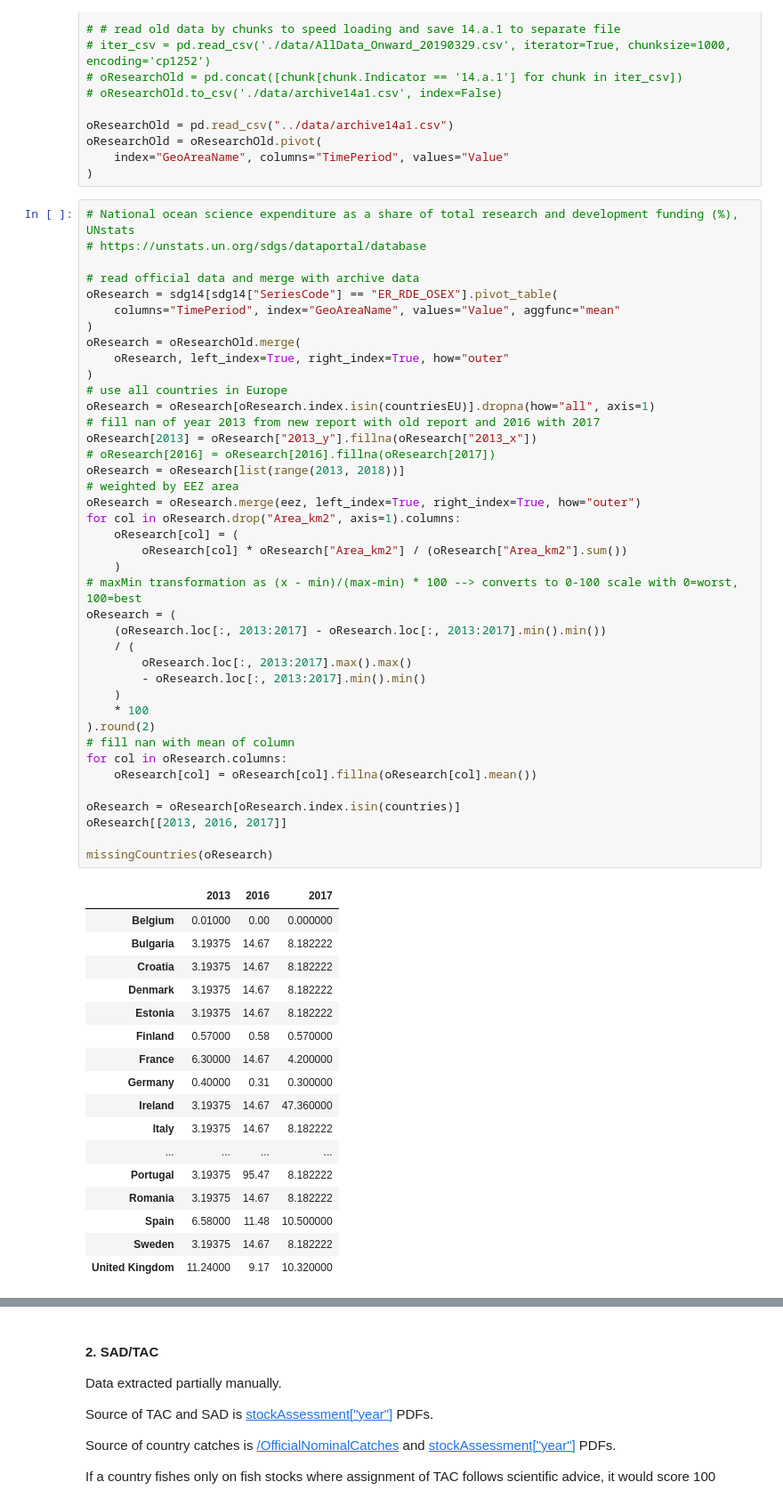
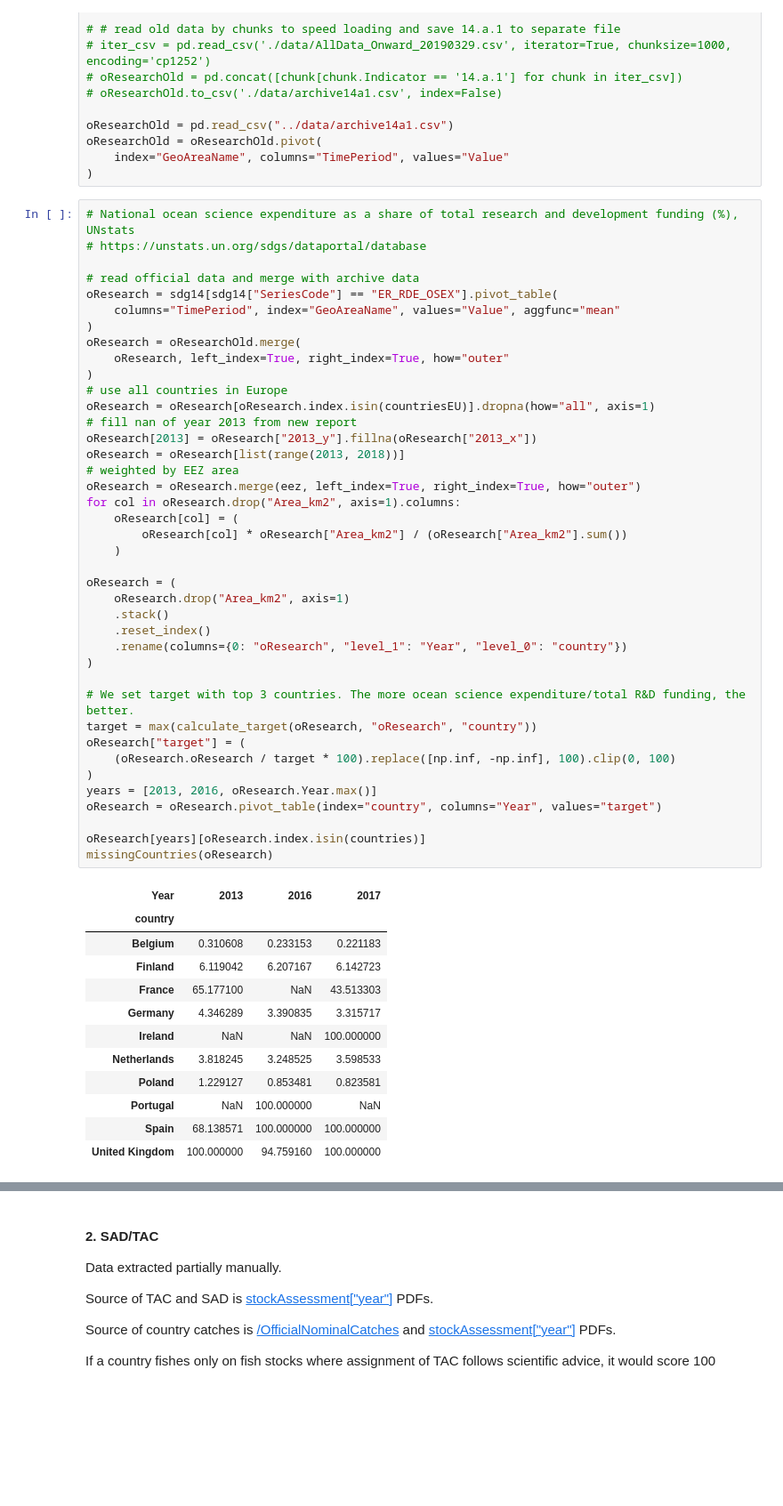
Before and after one commit to isaldiviagonzatti/sdg14, a Jupyter notebook: code/exploreSDG14.ipynb, the cells around one changed output, grey strips where cells are left out. Shown at 89% size. Cells and saved outputs as stored; diff of their text form; blank space fills up the shorter version.

Commit message:
all targets complete, created temp datasets

```diff
--- a/code/exploreSDG14.ipynb
+++ b/code/exploreSDG14.ipynb
@@ -1359,58 +1395,53 @@ oResearchOld = oResearchOld.pivot(
 # %%
 # National ocean science expenditure as a share of total research and development funding (%), UNstats
 # https://unstats.un.org/sdgs/dataportal/database
 
 # read official data and merge with archive data
 oResearch = sdg14[sdg14["SeriesCode"] == "ER_RDE_OSEX"].pivot_table(
     columns="TimePeriod", index="GeoAreaName", values="Value", aggfunc="mean"
 )
 oResearch = oResearchOld.merge(
     oResearch, left_index=True, right_index=True, how="outer"
 )
 # use all countries in Europe
 oResearch = oResearch[oResearch.index.isin(countriesEU)].dropna(how="all", axis=1)
-# fill nan of year 2013 from new report with old report and 2016 with 2017
+# fill nan of year 2013 from new report
 oResearch[2013] = oResearch["2013_y"].fillna(oResearch["2013_x"])
-# oResearch[2016] = oResearch[2016].fillna(oResearch[2017])
 oResearch = oResearch[list(range(2013, 2018))]
 # weighted by EEZ area
 oResearch = oResearch.merge(eez, left_index=True, right_index=True, how="outer")
 for col in oResearch.drop("Area_km2", axis=1).columns:
     oResearch[col] = (
         oResearch[col] * oResearch["Area_km2"] / (oResearch["Area_km2"].sum())
     )
-# maxMin transformation as (x - min)/(max-min) * 100 --> converts to 0-100 scale with 0=worst, 100=best
+
 oResearch = (
-    (oResearch.loc[:, 2013:2017] - oResearch.loc[:, 2013:2017].min().min())
-    / (
-        oResearch.loc[:, 2013:2017].max().max()
-        - oResearch.loc[:, 2013:2017].min().min()
-    )
-    * 100
-).round(2)
-# fill nan with mean of column
-for col in oResearch.columns:
-    oResearch[col] = oResearch[col].fillna(oResearch[col].mean())
+    oResearch.drop("Area_km2", axis=1)
+    .stack()
+    .reset_index()
+    .rename(columns={0: "oResearch", "level_1": "Year", "level_0": "country"})
+)
 
-oResearch = oResearch[oResearch.index.isin(countries)]
-oResearch[[2013, 2016, 2017]]
+# We set target with top 3 countries. The more ocean science expenditure/total R&D funding, the better.
+target = max(calculate_target(oResearch, "oResearch", "country"))
+oResearch["target"] = (
+    (oResearch.oResearch / target * 100).replace([np.inf, -np.inf], 100).clip(0, 100)
+)
+years = [2013, 2016, oResearch.Year.max()]
+oResearch = oResearch.pivot_table(index="country", columns="Year", values="target")
 
+oResearch[years][oResearch.index.isin(countries)]
 missingCountries(oResearch)
 # %% [output]
-|  | 2013 | 2016 | 2017 |
-| Belgium | 0.01000 | 0.00 | 0.000000 |
-| Bulgaria | 3.19375 | 14.67 | 8.182222 |
-| Croatia | 3.19375 | 14.67 | 8.182222 |
-| Denmark | 3.19375 | 14.67 | 8.182222 |
-| Estonia | 3.19375 | 14.67 | 8.182222 |
-| Finland | 0.57000 | 0.58 | 0.570000 |
-| France | 6.30000 | 14.67 | 4.200000 |
-| Germany | 0.40000 | 0.31 | 0.300000 |
-| Ireland | 3.19375 | 14.67 | 47.360000 |
-| Italy | 3.19375 | 14.67 | 8.182222 |
-| ... | ... | ... | ... |
-| Portugal | 3.19375 | 95.47 | 8.182222 |
-| Romania | 3.19375 | 14.67 | 8.182222 |
-| Spain | 6.58000 | 11.48 | 10.500000 |
-| Sweden | 3.19375 | 14.67 | 8.182222 |
-| United Kingdom | 11.24000 | 9.17 | 10.320000 |
+| Year | 2013 | 2016 | 2017 |
+| country |  |  |  |
+| Belgium | 0.310608 | 0.233153 | 0.221183 |
+| Finland | 6.119042 | 6.207167 | 6.142723 |
+| France | 65.177100 | NaN | 43.513303 |
+| Germany | 4.346289 | 3.390835 | 3.315717 |
+| Ireland | NaN | NaN | 100.000000 |
+| Netherlands | 3.818245 | 3.248525 | 3.598533 |
+| Poland | 1.229127 | 0.853481 | 0.823581 |
+| Portugal | NaN | 100.000000 | NaN |
+| Spain | 68.138571 | 100.000000 | 100.000000 |
+| United Kingdom | 100.000000 | 94.759160 | 100.000000 |
```
Also changed, not shown: parts of 32 cells of this notebook, 10 other files.
